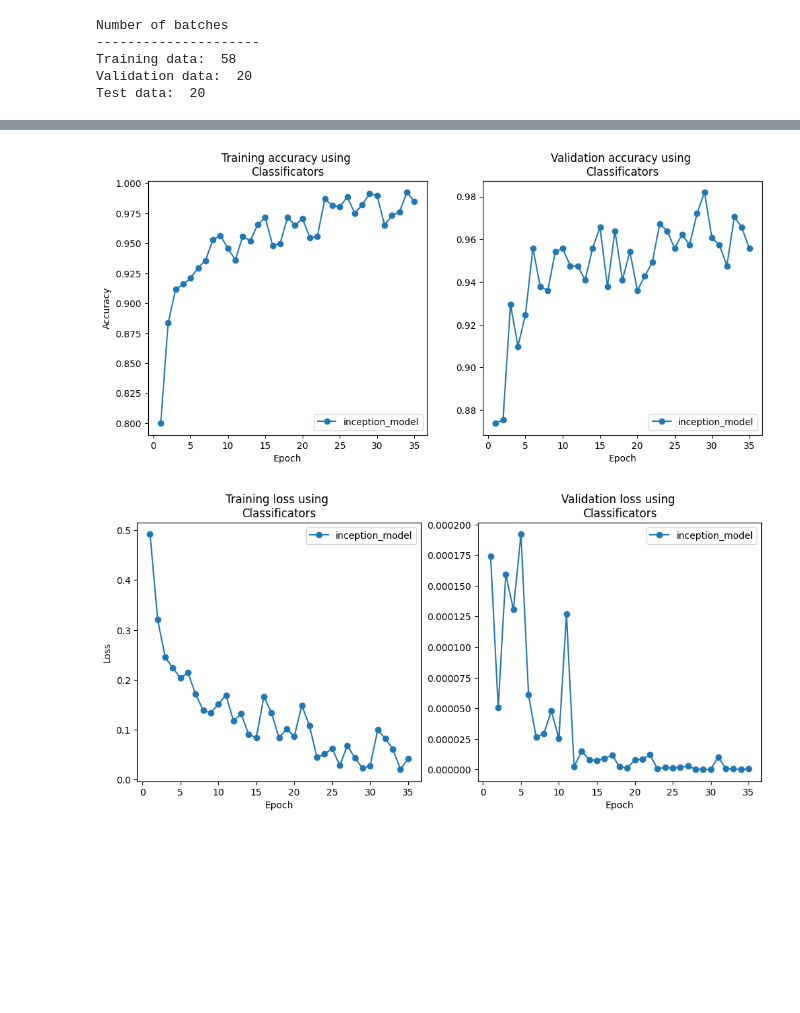
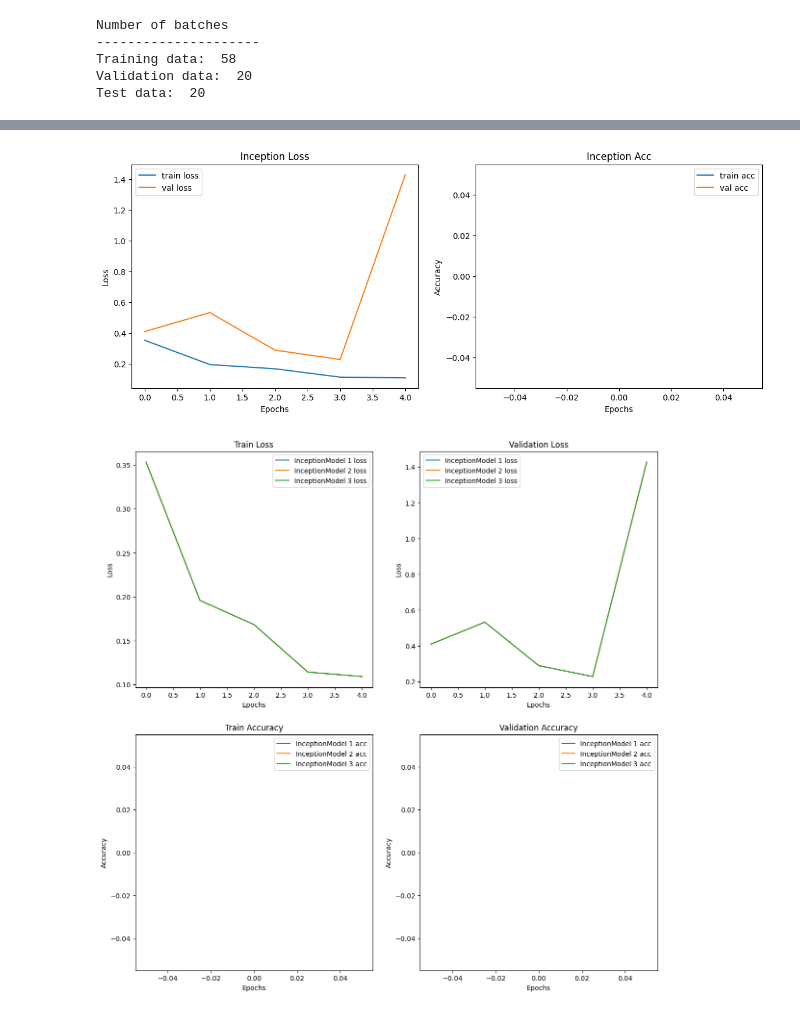
Before and after one commit to ggonzalesd/Deep-Learning-Project, a Jupyter notebook: project.ipynb, the cells around one changed output, grey strips where cells are left out. Drawn from its saved outputs; the diff is of its cells as text; code cells hidden in the pictures; blank space fills up the shorter version.

```diff
--- a/project.ipynb
+++ b/project.ipynb
@@ -277,10 +159,0 @@ for i in range(10):
-# %%
-model = InceptionModel()
-optimizer = optim.Adam(model.parameters(), 0.01)
-
-epochs = 35
-inception_model = Trainer.train(
-  train_dataloader, val_dataloader, model,
-  optimizer, device, epochs,
-  ModelCheckpoint(verbose=True)
-)
@@ -311,10 +160,24 @@ val_loss changed (0.000026 -> 0.000002). Saving model...
-# %%
-info = {
-    'inception_model': inception_model
-}
-
-plot_metric_from_array(info, '\nClassificators')
-plot_metric_from_array(info, '\nClassificators', metric='loss', legend='upper right')
-# %% [output]
-[figure, removed]
-[figure, removed]
+# %%
+model = InceptionModel()
+
+num_epochs = 5
+
+optimizer = optim.AdamW(model.parameters(), lr=1e-3, weight_decay=1e-7)
+
+inception_model_ckp = ModelCheckpoint('inception_model.pt', mode='min', monitor='val_loss', verbose=False)
+
+trainer = Trainer(inception_model_ckp)
+
+finetuning_densenet_results = trainer.train(train_dl, val_dl, model, num_epochs, optimizer, device)
+# %%
+plots.plot_model_results("Inception", finetuning_densenet_results)
+# %% [output]
+[figure, added]
+# %%
+plots.plot_model_compare([
+  ["InceptionModel 1", finetuning_densenet_results],
+  ["InceptionModel 2", finetuning_densenet_results],
+  ["InceptionModel 3", finetuning_densenet_results]
+])
+# %% [output]
+[figure, added]
```
Also changed, not shown: parts of 23 cells of this notebook, 8 other files.
